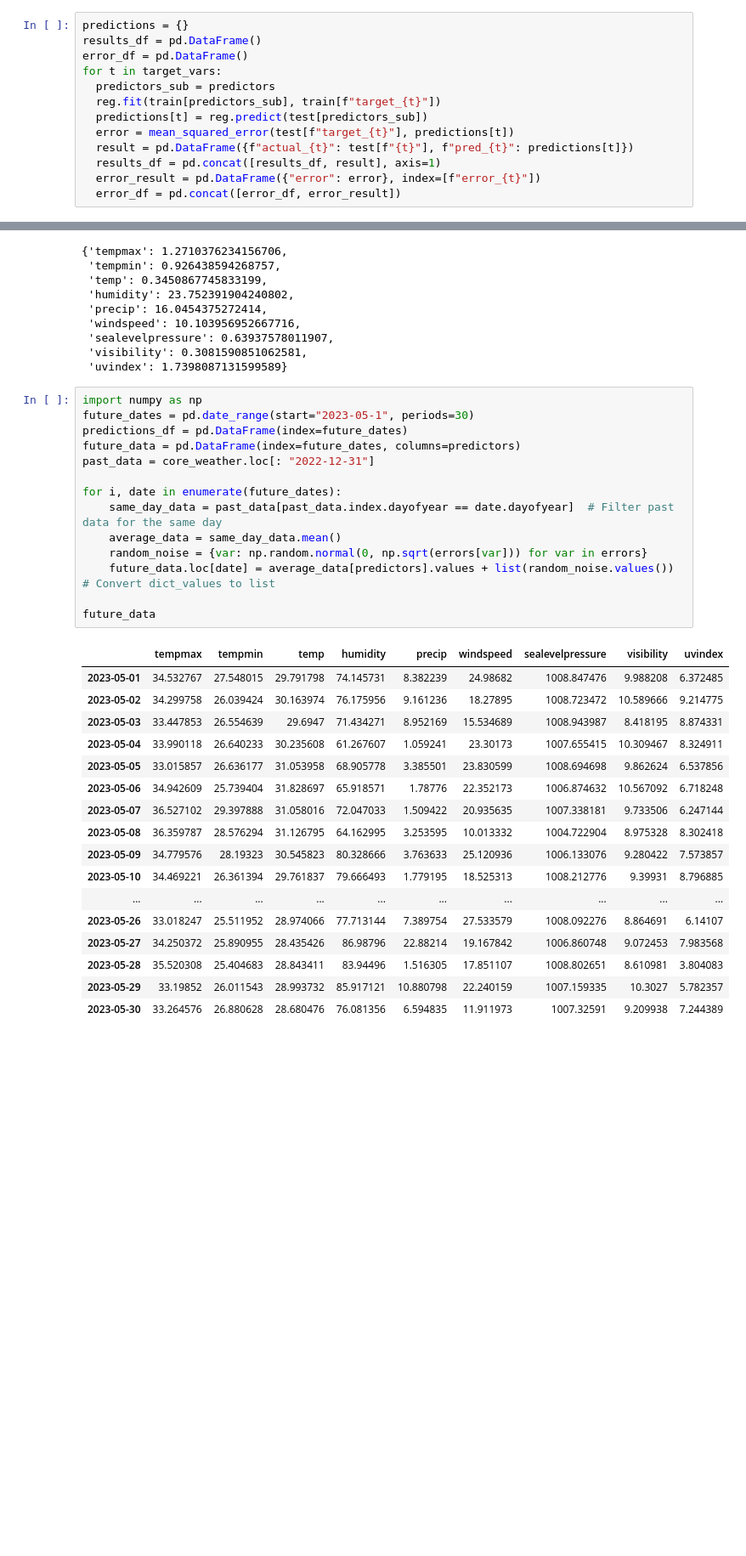
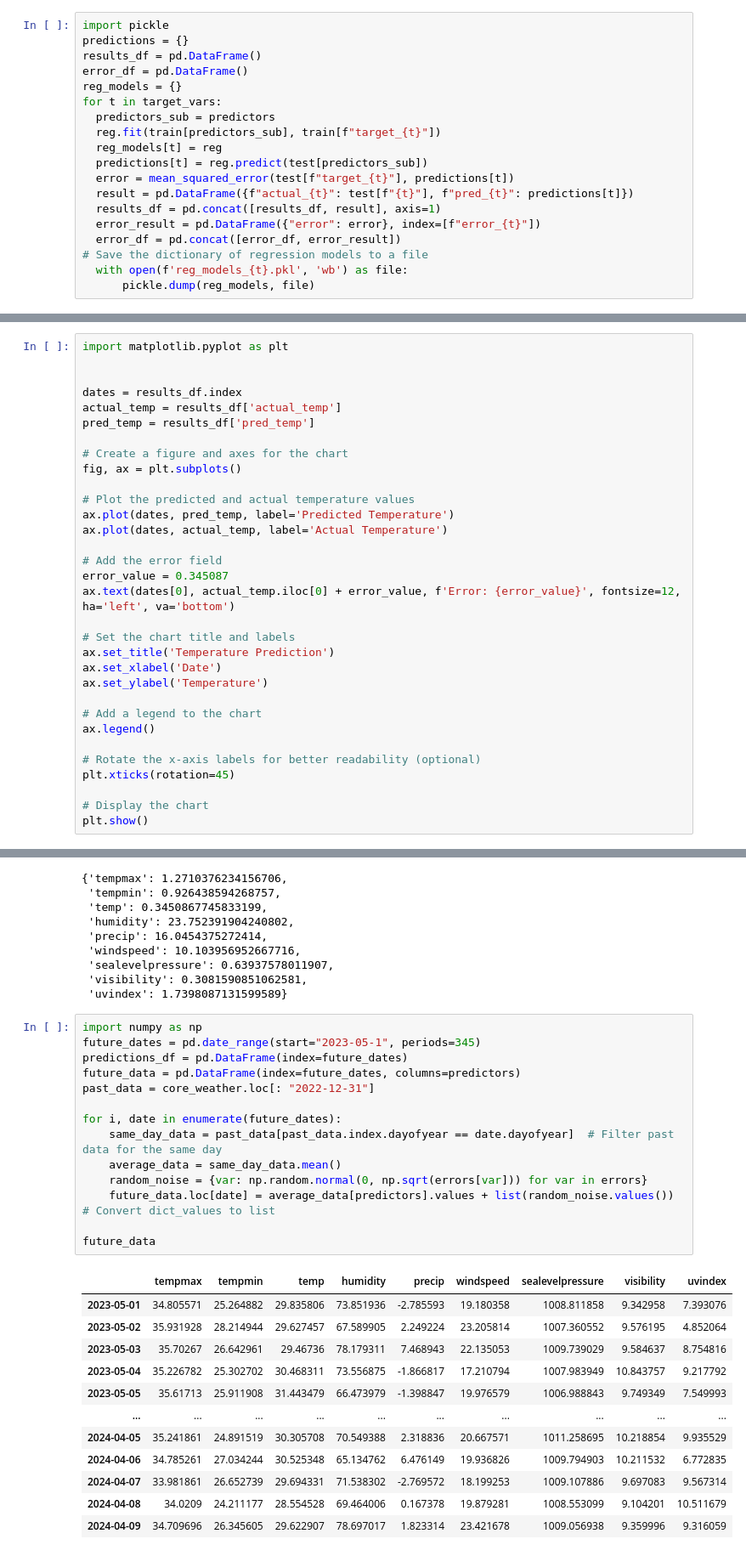
Before and after one commit to WhiteBeyond/AI, a Jupyter notebook: new_weather.ipynb, the cells around one changed output, grey strips where cells are left out. Shown at 85% size. Cells and saved outputs as stored; diff of their text form; blank space fills up the shorter version.

```diff
--- a/new_weather.ipynb
+++ b/new_weather.ipynb
@@ -110,18 +110,24 @@ Index(['tempmax', 'tempmin', 'temp', 'humidity', 'precip', 'windspeed',
 train = core_weather.loc[:"2022-12-31"]
 test = core_weather.loc["2023-01-01":]
 # %%
+import pickle
 predictions = {}
 results_df = pd.DataFrame()
 error_df = pd.DataFrame()
+reg_models = {}
 for t in target_vars:
   predictors_sub = predictors
   reg.fit(train[predictors_sub], train[f"target_{t}"])
+  reg_models[t] = reg
   predictions[t] = reg.predict(test[predictors_sub])
   error = mean_squared_error(test[f"target_{t}"], predictions[t])
   result = pd.DataFrame({f"actual_{t}": test[f"{t}"], f"pred_{t}": predictions[t]})
   results_df = pd.concat([results_df, result], axis=1)
   error_result = pd.DataFrame({"error": error}, index=[f"error_{t}"])
   error_df = pd.concat([error_df, error_result])
+# Save the dictionary of regression models to a file
+  with open(f'reg_models_{t}.pkl', 'wb') as file:
+      pickle.dump(reg_models, file)
 # %%
 results_df.head(10)
 # %% [output]
@@ -150,3 +156,35 @@ error_df
 | error_sealevelpressure | 0.639376 |
 | error_visibility | 0.308159 |
 | error_uvindex | 1.739809 |
+# %%
+import matplotlib.pyplot as plt
+
+
+dates = results_df.index
+actual_temp = results_df['actual_temp']
+pred_temp = results_df['pred_temp']
+
+# Create a figure and axes for the chart
+fig, ax = plt.subplots()
+
+# Plot the predicted and actual temperature values
+ax.plot(dates, pred_temp, label='Predicted Temperature')
+ax.plot(dates, actual_temp, label='Actual Temperature')
+
+# Add the error field
+error_value = 0.345087
+ax.text(dates[0], actual_temp.iloc[0] + error_value, f'Error: {error_value}', fontsize=12, ha='left', va='bottom')
+
+# Set the chart title and labels
+ax.set_title('Temperature Prediction')
+ax.set_xlabel('Date')
+ax.set_ylabel('Temperature')
+
+# Add a legend to the chart
+ax.legend()
+
+# Rotate the x-axis labels for better readability (optional)
+plt.xticks(rotation=45)
+
+# Display the chart
+plt.show()
@@ -170,33 +210,28 @@ errors
  'uvindex': 1.7398087131599589}
 # %%
 import numpy as np
-future_dates = pd.date_range(start="2023-05-1", periods=30)
+future_dates = pd.date_range(start="2023-05-1", periods=345)
 predictions_df = pd.DataFrame(index=future_dates)
 future_data = pd.DataFrame(index=future_dates, columns=predictors)
 past_data = core_weather.loc[: "2022-12-31"]
 
 for i, date in enumerate(future_dates):
     same_day_data = past_data[past_data.index.dayofyear == date.dayofyear]  # Filter past data for the same day
     average_data = same_day_data.mean()
     random_noise = {var: np.random.normal(0, np.sqrt(errors[var])) for var in errors}
     future_data.loc[date] = average_data[predictors].values + list(random_noise.values())  # Convert dict_values to list
 
 future_data
 # %% [output]
 |  | tempmax | tempmin | temp | humidity | precip | windspeed | sealevelpressure | visibility | uvindex |
-| 2023-05-01 | 34.532767 | 27.548015 | 29.791798 | 74.145731 | 8.382239 | 24.98682 | 1008.847476 | 9.988208 | 6.372485 |
-| 2023-05-02 | 34.299758 | 26.039424 | 30.163974 | 76.175956 | 9.161236 | 18.27895 | 1008.723472 | 10.589666 | 9.214775 |
-| 2023-05-03 | 33.447853 | 26.554639 | 29.6947 | 71.434271 | 8.952169 | 15.534689 | 1008.943987 | 8.418195 | 8.874331 |
-| 2023-05-04 | 33.990118 | 26.640233 | 30.235608 | 61.267607 | 1.059241 | 23.30173 | 1007.655415 | 10.309467 | 8.324911 |
-| 2023-05-05 | 33.015857 | 26.636177 | 31.053958 | 68.905778 | 3.385501 | 23.830599 | 1008.694698 | 9.862624 | 6.537856 |
-| 2023-05-06 | 34.942609 | 25.739404 | 31.828697 | 65.918571 | 1.78776 | 22.352173 | 1006.874632 | 10.567092 | 6.718248 |
-| 2023-05-07 | 36.527102 | 29.397888 | 31.058016 | 72.047033 | 1.509422 | 20.935635 | 1007.338181 | 9.733506 | 6.247144 |
-| 2023-05-08 | 36.359787 | 28.576294 | 31.126795 | 64.162995 | 3.253595 | 10.013332 | 1004.722904 | 8.975328 | 8.302418 |
-| 2023-05-09 | 34.779576 | 28.19323 | 30.545823 | 80.328666 | 3.763633 | 25.120936 | 1006.133076 | 9.280422 | 7.573857 |
-| 2023-05-10 | 34.469221 | 26.361394 | 29.761837 | 79.666493 | 1.779195 | 18.525313 | 1008.212776 | 9.39931 | 8.796885 |
+| 2023-05-01 | 34.805571 | 25.264882 | 29.835806 | 73.851936 | -2.785593 | 19.180358 | 1008.811858 | 9.342958 | 7.393076 |
+| 2023-05-02 | 35.931928 | 28.214944 | 29.627457 | 67.589905 | 2.249224 | 23.205814 | 1007.360552 | 9.576195 | 4.852064 |
+| 2023-05-03 | 35.70267 | 26.642961 | 29.46736 | 78.179311 | 7.468943 | 22.135053 | 1009.739029 | 9.584637 | 8.754816 |
+| 2023-05-04 | 35.226782 | 25.302702 | 30.468311 | 73.556875 | -1.866817 | 17.210794 | 1007.983949 | 10.843757 | 9.217792 |
+| 2023-05-05 | 35.61713 | 25.911908 | 31.443479 | 66.473979 | -1.398847 | 19.976579 | 1006.988843 | 9.749349 | 7.549993 |
 | ... | ... | ... | ... | ... | ... | ... | ... | ... | ... |
-| 2023-05-26 | 33.018247 | 25.511952 | 28.974066 | 77.713144 | 7.389754 | 27.533579 | 1008.092276 | 8.864691 | 6.14107 |
-| 2023-05-27 | 34.250372 | 25.890955 | 28.435426 | 86.98796 | 22.88214 | 19.167842 | 1006.860748 | 9.072453 | 7.983568 |
-| 2023-05-28 | 35.520308 | 25.404683 | 28.843411 | 83.94496 | 1.516305 | 17.851107 | 1008.802651 | 8.610981 | 3.804083 |
-| 2023-05-29 | 33.19852 | 26.011543 | 28.993732 | 85.917121 | 10.880798 | 22.240159 | 1007.159335 | 10.3027 | 5.782357 |
-| 2023-05-30 | 33.264576 | 26.880628 | 28.680476 | 76.081356 | 6.594835 | 11.911973 | 1007.32591 | 9.209938 | 7.244389 |
+| 2024-04-05 | 35.241861 | 24.891519 | 30.305708 | 70.549388 | 2.318836 | 20.667571 | 1011.258695 | 10.218854 | 9.935529 |
+| 2024-04-06 | 34.785261 | 27.034244 | 30.525348 | 65.134762 | 6.476149 | 19.936826 | 1009.794903 | 10.211532 | 6.772835 |
+| 2024-04-07 | 33.981861 | 26.652739 | 29.694331 | 71.538302 | -2.769572 | 18.199253 | 1009.107886 | 9.697083 | 9.567314 |
+| 2024-04-08 | 34.0209 | 24.211177 | 28.554528 | 69.464006 | 0.167378 | 19.879281 | 1008.553099 | 9.104201 | 10.511679 |
+| 2024-04-09 | 34.709696 | 26.345605 | 29.622907 | 78.697017 | 1.823314 | 23.421678 | 1009.056938 | 9.359996 | 9.316059 |
```
Also changed, not shown: parts of 7 cells of this notebook.
